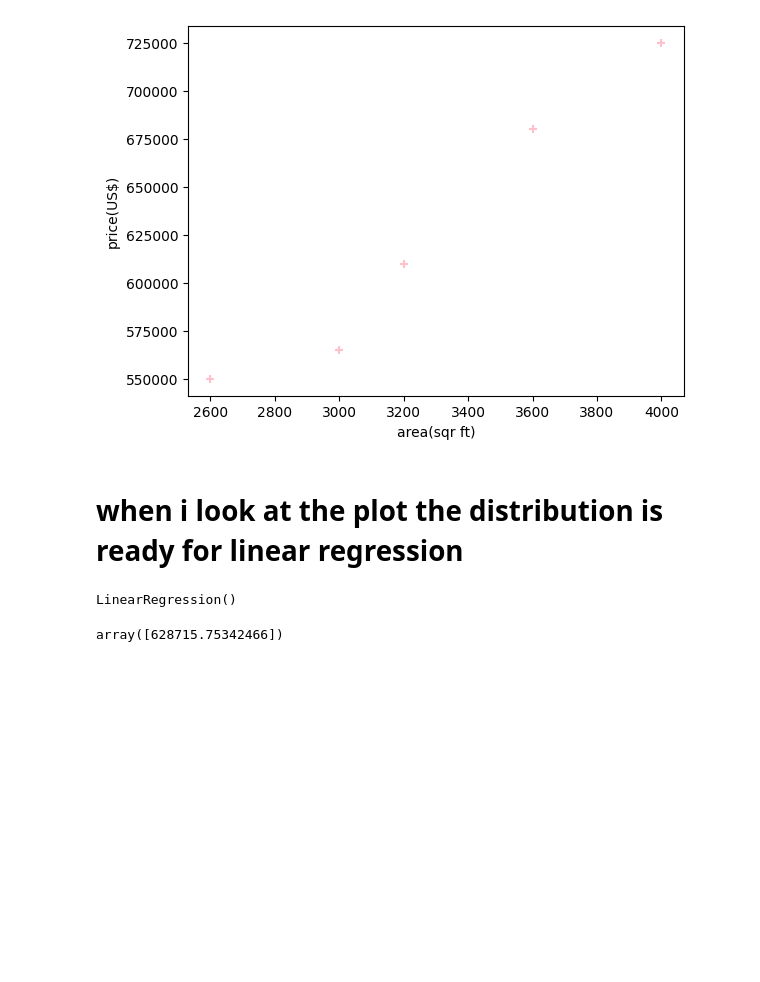
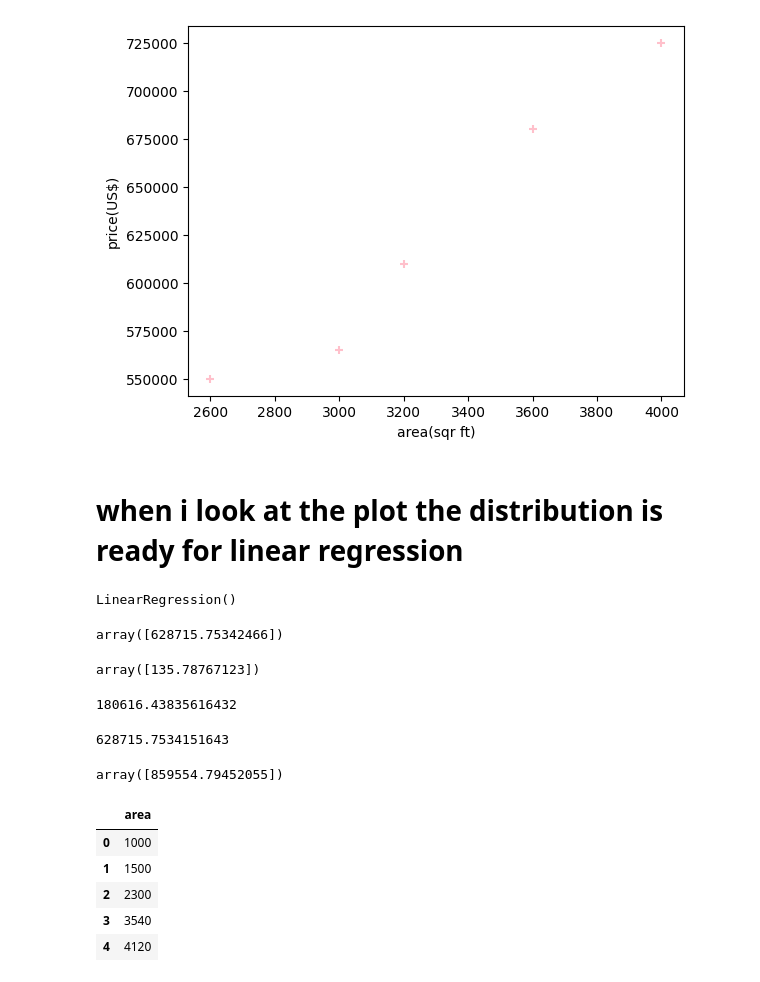
Before and after one commit to SanjilaGangaju/Machine-Learning, a Jupyter notebook: LinearRegression_SingleVariable.ipynb, the cells around one changed output. Cells and saved outputs as stored; diff of their text form; code cells hidden in the pictures; blank space fills up the shorter version.

```diff
--- a/LinearRegression_SingleVariable.ipynb
+++ b/LinearRegression_SingleVariable.ipynb
@@ -43,3 +45,20 @@ LinearRegression()
 reg.predict([[3300]])
 # %% [output]
 array([628715.75342466])
+# %%
+reg.coef_
+# %% [output]
+array([135.78767123])
+# %%
+reg.intercept_
+# %% [output]
+180616.43835616432
+# %%
+#y=m*x+b
+135.78767123*3300+180616.43835616432
+# %% [output]
+628715.7534151643
+# %%
+reg.predict([[5000]])
+# %% [output]
+array([859554.79452055])
@@ -45,0 +67,9 @@ array([628715.75342466])
+# %%
+df1.head(5)
+# %% [output]
+|  | area |
+| 0 | 1000 |
+| 1 | 1500 |
+| 2 | 2300 |
+| 3 | 3540 |
+| 4 | 4120 |
```
Also changed, not shown: parts of 7 cells of this notebook.
